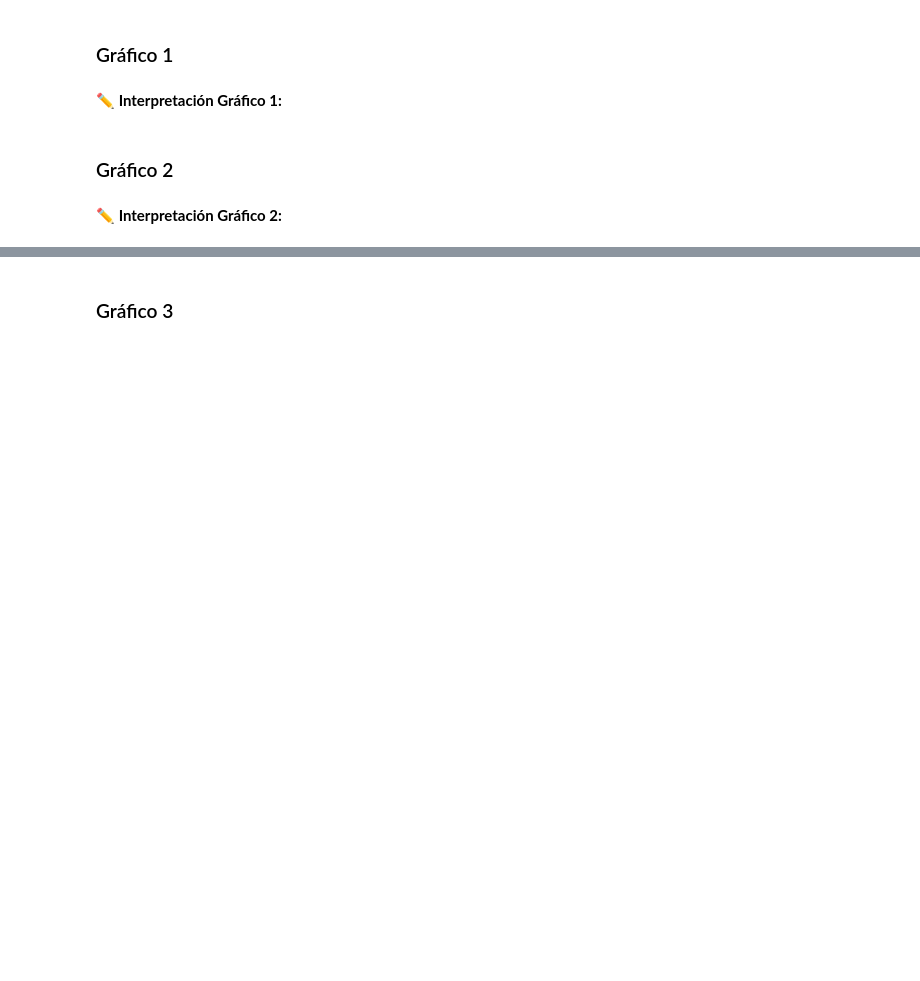
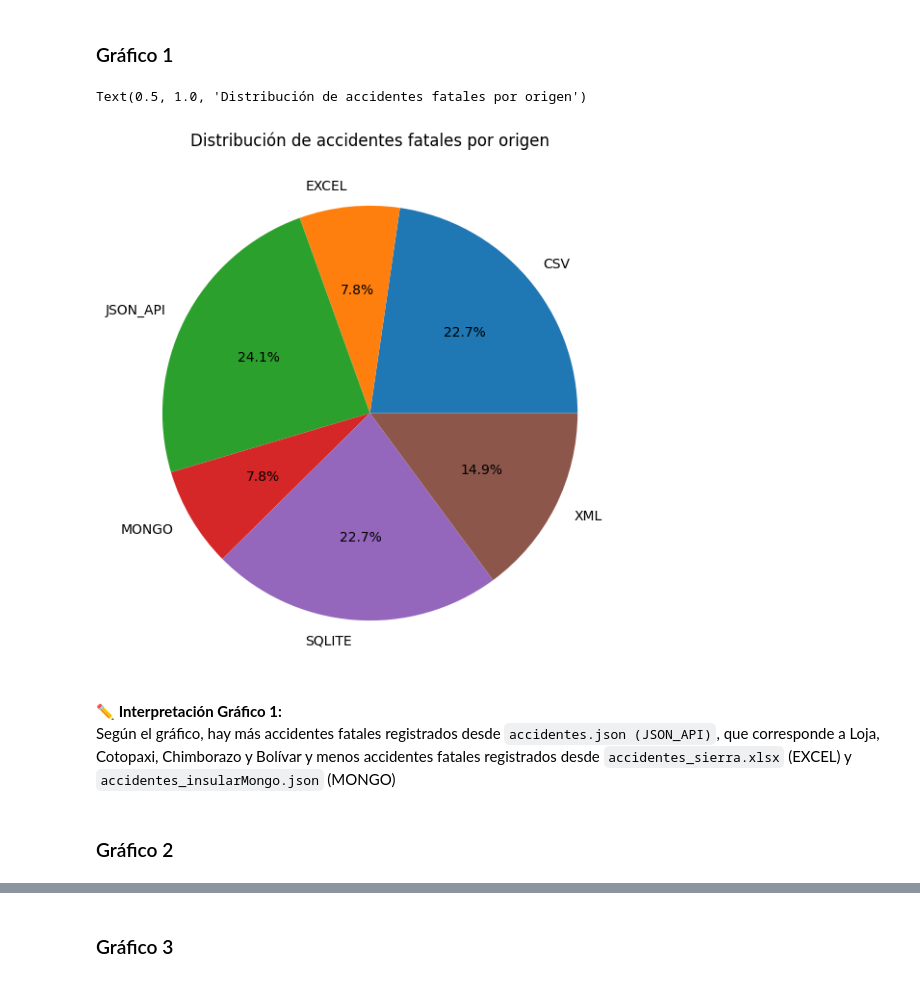
Before and after one commit to sghast/ADD, a Jupyter notebook: Deber 9 - Examen I/examen_accidentes_ecuador v1.ipynb, the cells around one changed output, grey strips where cells are left out. Drawn from its saved outputs; the diff is of its cells as text; code cells hidden in the pictures; blank space fills up the shorter version.

```diff
--- a/Deber 9 - Examen I/examen_accidentes_ecuador v1.ipynb
+++ b/Deber 9 - Examen I/examen_accidentes_ecuador v1.ipynb
@@ -690,4 +711,21 @@ y relevantes para el análisis de accidentes de tráfico.
-# %% [markdown]
-**✏️ Interpretación Gráfico 1:**
+# %%
+# Su código aquí
+data_g1 = (df_limpio[df_limpio['gravedad'] == 'Fatal'].groupby('origen')['origen'].count())
+
+plt.figure(figsize=(7,7))
+
+plt.pie(
+    data_g1,
+    labels=data_g1.index,
+    autopct='%1.1f%%'
+)
+
+plt.title('Distribución de accidentes fatales por origen')
+# %% [output]
+Text(0.5, 1.0, 'Distribución de accidentes fatales por origen')
+[figure, added]
+# %% [markdown]
+**✏️ Interpretación Gráfico 1:**
+Según el gráfico, hay más accidentes fatales registrados desde `accidentes.json (JSON_API)`, que corresponde a Loja, Cotopaxi, Chimborazo y Bolívar y menos accidentes fatales registrados desde `accidentes_sierra.xlsx` (EXCEL) y `accidentes_insularMongo.json` (MONGO)
 # %% [markdown]
 ### Gráfico 2
@@ -696,2 +731,0 @@ y relevantes para el análisis de accidentes de tráfico.
-# %% [markdown]
-**✏️ Interpretación Gráfico 2:**
```
Also changed, not shown: parts of 14 cells of this notebook.
